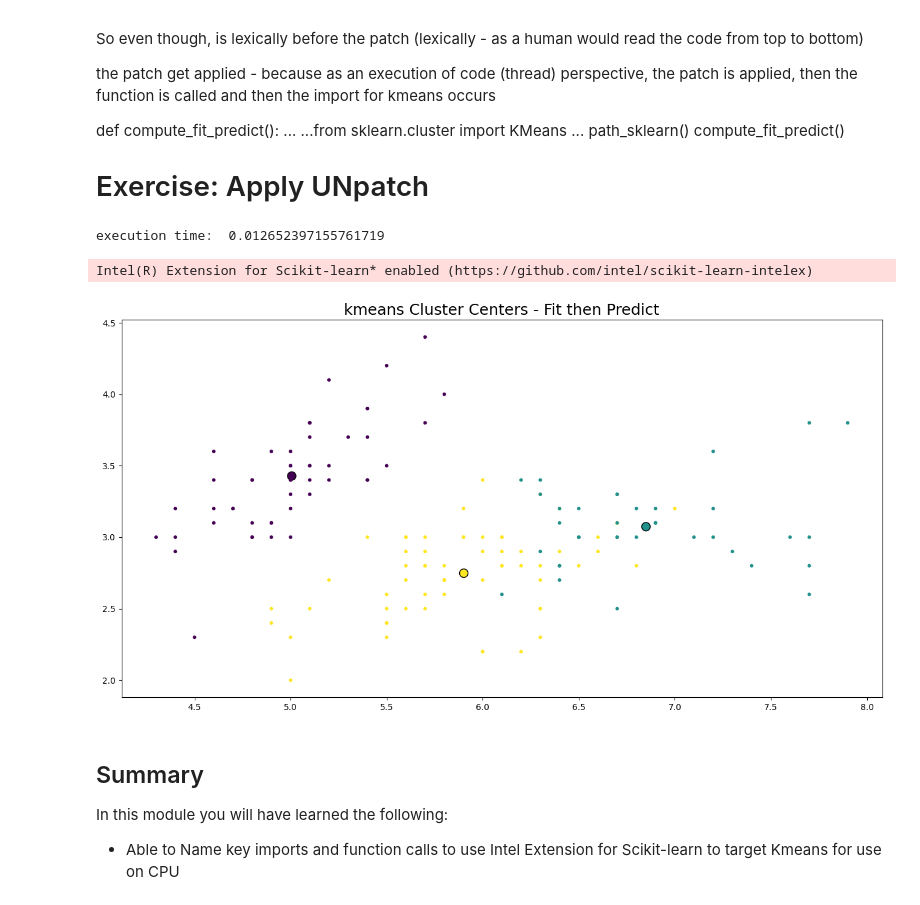
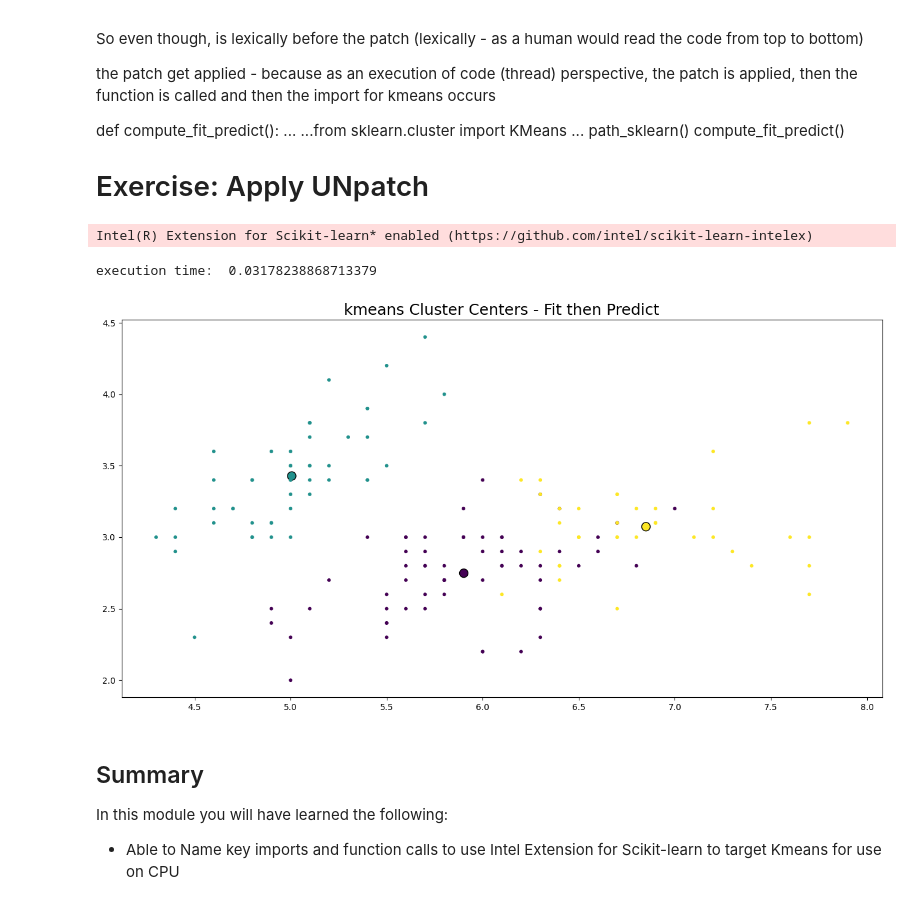
Before and after one commit to IntelSoftware/Machine-Learning-using-oneAPI, a Jupyter notebook: 02_Applied_Patching_CPU/02_01_Patching_Kmeans_CPU.ipynb, the cells around one changed output. Cells and saved outputs as stored; diff of their text form; code cells hidden in the pictures.

```diff
--- a/02_Applied_Patching_CPU/02_01_Patching_Kmeans_CPU.ipynb
+++ b/02_Applied_Patching_CPU/02_01_Patching_Kmeans_CPU.ipynb
@@ -169,7 +169,8 @@ def compute_fit_then_predict():
     iris = datasets.load_iris()
     columns = iris.feature_names
     data = iris.data
-    kmeans = KMeans(nCentroids, init='random', random_state=0)
+    #kmeans = KMeans(nCentroids, init='random', random_state=0)
+    kmeans = KMeans(nCentroids, random_state=0)
 
     km_model = kmeans.fit(data)
     labels = pd.DataFrame( km_model.predict(data), columns = ['labels'] )
@@ -181,38 +182,38 @@ def compute_fit_then_predict():
 import time
 start = time.time()
 
 ############### DO NOT remove these lines - It is a teaching point ###################
-from sklearnex import patch_sklearn
+from sklearnex import patch_sklearn, unpatch_sklearn
 patch_sklearn()
 
 # Unpatch code - do not remove the above line - just add an unpatch below
 # this demonstrates how to add or remove patching at any granualr level
 #######################################################################################
 
 
 
 
 
 
 ### Apply UNpatch here ######
 
-
+unpatch_sklearn()
 ###########################
 
 
 compute_fit_then_predict()
 print("execution time: ", time.time() - start)
 cluster_centers = pd.read_csv('kmeans_ClusterCenters.csv')
 labels = pd.read_csv('kmeans_Labels.csv')
 plt.figure(figsize = (16,8))
 plt.title('kmeans Cluster Centers - Fit then Predict', fontsize = 18)
 plt.scatter(cluster_centers.iloc[:, 0], cluster_centers.iloc[:, 1], s=100, c=[0,1,2], edgecolor="k")
 plt.scatter(data[:, 0], data[:, 1], s=10, c=labels['labels'])
 plt.show()
 # %% [output]
-execution time:  0.012652397155761719
+Intel(R) Extension for Scikit-learn* enabled (https://github.com/intel/scikit-learn-intelex)
-Intel(R) Extension for Scikit-learn* enabled (https://github.com/intel/scikit-learn-intelex)
+execution time:  0.03178238868713379
-[figure, old version]
+[figure, new version]
 # %% [markdown]
 ## Summary
 In this module you will have learned the following:
```
Also changed, not shown: parts of 1 cell of this notebook, 19 other files.
